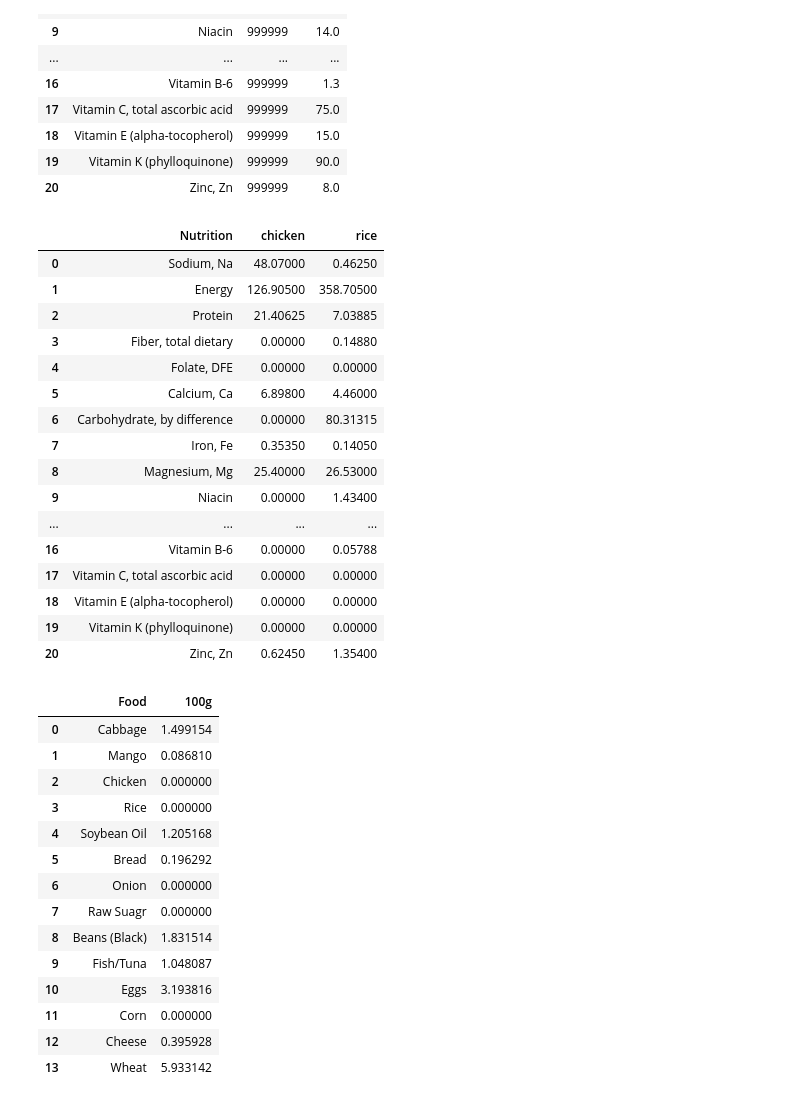
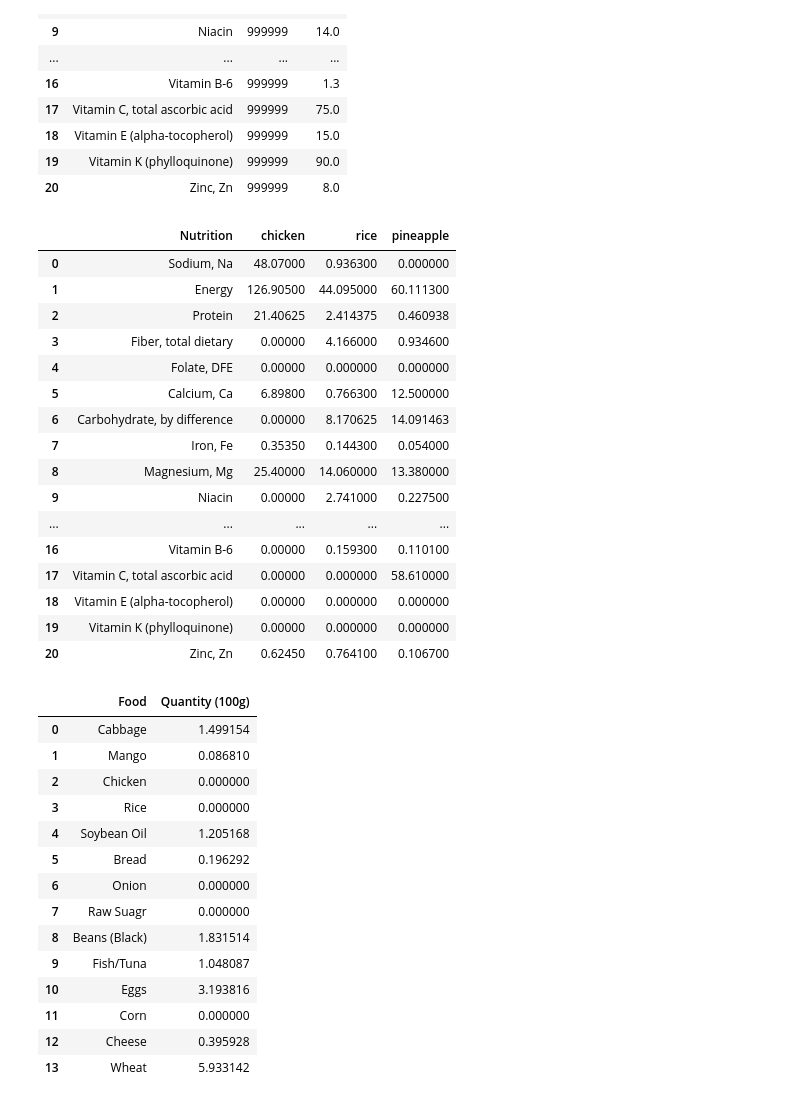
Before and after one commit to leannabaltonado/Harriette-Chick, a Jupyter notebook: P2 - func1.ipynb, the cells around one changed output. Cells and saved outputs as stored; diff of their text form; code cells hidden in the pictures.

Commit message:
update
Update deliverable B and improve some code of the minimum cost problem

```diff
--- a/P2 - func1.ipynb
+++ b/P2 - func1.ipynb
@@ -88,45 +94,45 @@ dri(20, 'F')
 # %%
 # [A] Nutritional content of different foods
 
 # Put an FDC ID HERE!
-id =  [['chicken',2727569],
-       ['rice', 2512381]]
+id =  [['chicken',2727569],['rice', 1999628],['pineapple',2346398]]
 
 def nutrition_table(id):
+    # List of nutrient
     nutrient_df = pd.DataFrame({
                     'Nutrition': np.insert(df_min.column("Nutrition"), 0, 'Sodium, Na') ,
                     })
 
     for i in id:
         # Modifying data
         food_nutrient = fdc.nutrients(apikey,fdc_id=i[1])
         food_nutrient = food_nutrient.rename(index={"Energy (Atwater General Factors)": "Energy"})
         food_nutrient = food_nutrient.reset_index().rename(columns={'index': 'Nutrition','Quantity':i[0]}).drop("Units", axis=1)
         food_nutrient[food_nutrient.select_dtypes("number").columns] = food_nutrient.select_dtypes("number").clip(lower=0)
 
 
         nutrient_df = pd.merge(nutrient_df, food_nutrient, on='Nutrition', how='left')
 
     return nutrient_df.fillna(0)
 
 
 # Testings:
 nutrition_table(id)
 # %% [output]
-|  | Nutrition | chicken | rice |
-| 0 | Sodium, Na | 48.07000 | 0.46250 |
-| 1 | Energy | 126.90500 | 358.70500 |
-| 2 | Protein | 21.40625 | 7.03885 |
-| 3 | Fiber, total dietary | 0.00000 | 0.14880 |
-| 4 | Folate, DFE | 0.00000 | 0.00000 |
-| 5 | Calcium, Ca | 6.89800 | 4.46000 |
-| 6 | Carbohydrate, by difference | 0.00000 | 80.31315 |
-| 7 | Iron, Fe | 0.35350 | 0.14050 |
-| 8 | Magnesium, Mg | 25.40000 | 26.53000 |
-| 9 | Niacin | 0.00000 | 1.43400 |
-| ... | ... | ... | ... |
-| 16 | Vitamin B-6 | 0.00000 | 0.05788 |
-| 17 | Vitamin C, total ascorbic acid | 0.00000 | 0.00000 |
-| 18 | Vitamin E (alpha-tocopherol) | 0.00000 | 0.00000 |
-| 19 | Vitamin K (phylloquinone) | 0.00000 | 0.00000 |
-| 20 | Zinc, Zn | 0.62450 | 1.35400 |
+|  | Nutrition | chicken | rice | pineapple |
+| 0 | Sodium, Na | 48.07000 | 0.936300 | 0.000000 |
+| 1 | Energy | 126.90500 | 44.095000 | 60.111300 |
+| 2 | Protein | 21.40625 | 2.414375 | 0.460938 |
+| 3 | Fiber, total dietary | 0.00000 | 4.166000 | 0.934600 |
+| 4 | Folate, DFE | 0.00000 | 0.000000 | 0.000000 |
+| 5 | Calcium, Ca | 6.89800 | 0.766300 | 12.500000 |
+| 6 | Carbohydrate, by difference | 0.00000 | 8.170625 | 14.091463 |
+| 7 | Iron, Fe | 0.35350 | 0.144300 | 0.054000 |
+| 8 | Magnesium, Mg | 25.40000 | 14.060000 | 13.380000 |
+| 9 | Niacin | 0.00000 | 2.741000 | 0.227500 |
+| ... | ... | ... | ... | ... |
+| 16 | Vitamin B-6 | 0.00000 | 0.159300 | 0.110100 |
+| 17 | Vitamin C, total ascorbic acid | 0.00000 | 0.000000 | 58.610000 |
+| 18 | Vitamin E (alpha-tocopherol) | 0.00000 | 0.000000 | 0.000000 |
+| 19 | Vitamin K (phylloquinone) | 0.00000 | 0.000000 | 0.000000 |
+| 20 | Zinc, Zn | 0.62450 | 0.764100 | 0.106700 |
@@ -177,24 +146,25 @@ A_ub = A_ub_sheet(df_nutrition)
 c = [6]*len(A_ub[0]) # Still need to be edit
 
 # defining 'b'
-restrictions = dri(20, 'F')
-b_ub = list(restrictions["max"]) + list(-restrictions["min"])
+b_ub = b_ub_age_gender(20, 'F')
 
-# Bound for the x
-bounds = []
-for i in range(len(A_ub[0])):
-    bounds.append((0, None))
+def minimum_cost(A_ub, b_ub, c):
+    # Bound for the x
+    bounds = []
+    for i in range(len(A_ub[0])):
+        bounds.append((0, None))
 
-# Solving the problem and showing it in dataframe
-solution = linprog(c, A_ub=A_ub, b_ub=b_ub, bounds=bounds)
+    # Solving the problem and showing it in dataframe
+    solution = linprog(c, A_ub=A_ub, b_ub=b_ub, bounds=bounds)
 
-list_of_food = list(df_nutrition.labels)[2:]
-list_of_food
-df = pd.DataFrame({'Food': list_of_food,
-        '100g': solution.x})
-df
+    list_of_food = list(df_nutrition.labels)[2:] #[2:] becasue to exclude the nutrient column and unit column
+    df = pd.DataFrame({'Food': list_of_food,
+            'Quantity (100g)': solution.x})
+    return df
+
+minimum_cost(A_ub, b_ub, c)
 # %% [output]
-|  | Food | 100g |
+|  | Food | Quantity (100g) |
 | 0 | Cabbage | 1.499154 |
 | 1 | Mango | 0.086810 |
 | 2 | Chicken | 0.000000 |
```
Also changed, not shown: parts of 5 cells of this notebook.
